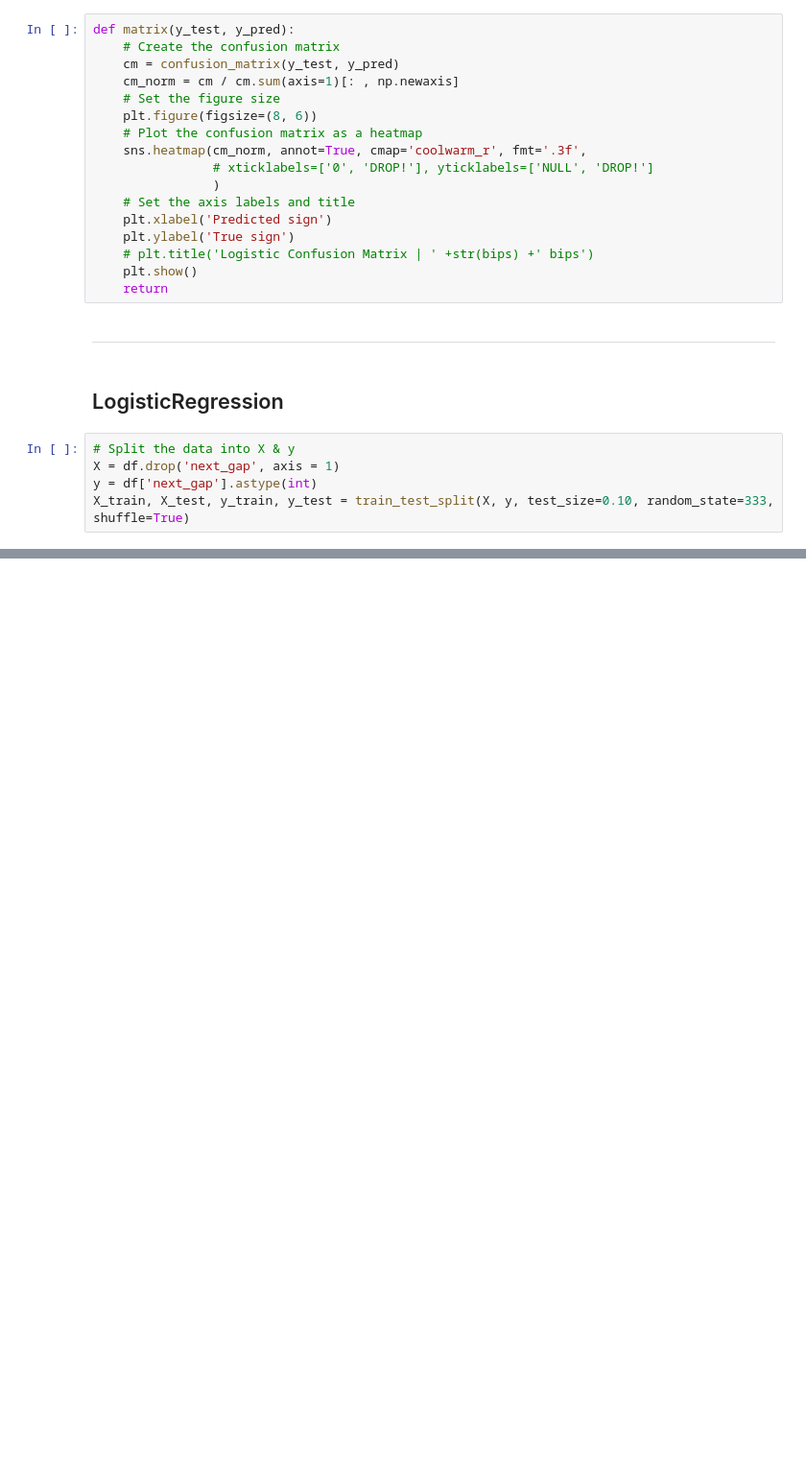
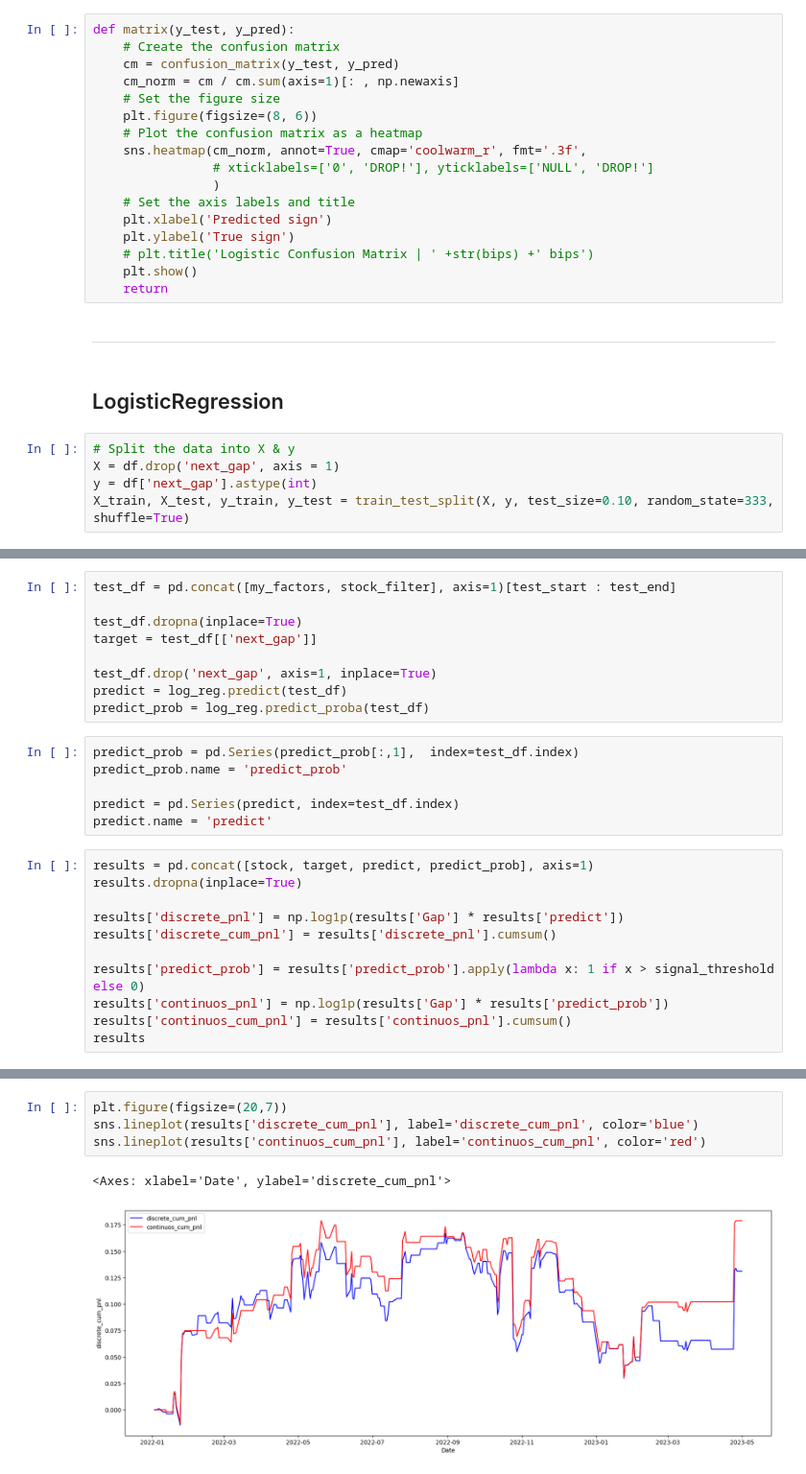
Before and after one commit to lbsm2017/ml_stocks_direction, a Jupyter notebook: logistic_btc_drops.ipynb, the cells around one changed output, grey strips where cells are left out. Shown at 96% size. Drawn from its saved outputs; the diff is of its cells as text; blank space fills up the shorter version.

```diff
--- a/logistic_btc_drops.ipynb
+++ b/logistic_btc_drops.ipynb
@@ -261,0 +265,26 @@ print(vif_data)
+# %%
+test_df = pd.concat([my_factors, stock_filter], axis=1)[test_start : test_end]
+
+test_df.dropna(inplace=True)
+target = test_df[['next_gap']]
+
+test_df.drop('next_gap', axis=1, inplace=True)
+predict = log_reg.predict(test_df)
+predict_prob = log_reg.predict_proba(test_df)
+# %%
+predict_prob = pd.Series(predict_prob[:,1],  index=test_df.index)
+predict_prob.name = 'predict_prob'
+
+predict = pd.Series(predict, index=test_df.index)
+predict.name = 'predict'
+# %%
+results = pd.concat([stock, target, predict, predict_prob], axis=1)
+results.dropna(inplace=True)
+
+results['discrete_pnl'] = np.log1p(results['Gap'] * results['predict'])
+results['discrete_cum_pnl'] = results['discrete_pnl'].cumsum()
+
+results['predict_prob'] = results['predict_prob'].apply(lambda x: 1 if x > signal_threshold else 0)
+results['continuos_pnl'] = np.log1p(results['Gap'] * results['predict_prob'])
+results['continuos_cum_pnl'] = results['continuos_pnl'].cumsum()
+results
@@ -261,0 +306,7 @@ print(vif_data)
+# %%
+plt.figure(figsize=(20,7))
+sns.lineplot(results['discrete_cum_pnl'], label='discrete_cum_pnl', color='blue')
+sns.lineplot(results['continuos_cum_pnl'], label='continuos_cum_pnl', color='red')
+# %% [output]
+<Axes: xlabel='Date', ylabel='discrete_cum_pnl'>
+[figure, added]
```
Also changed, not shown: parts of 16 cells of this notebook.
